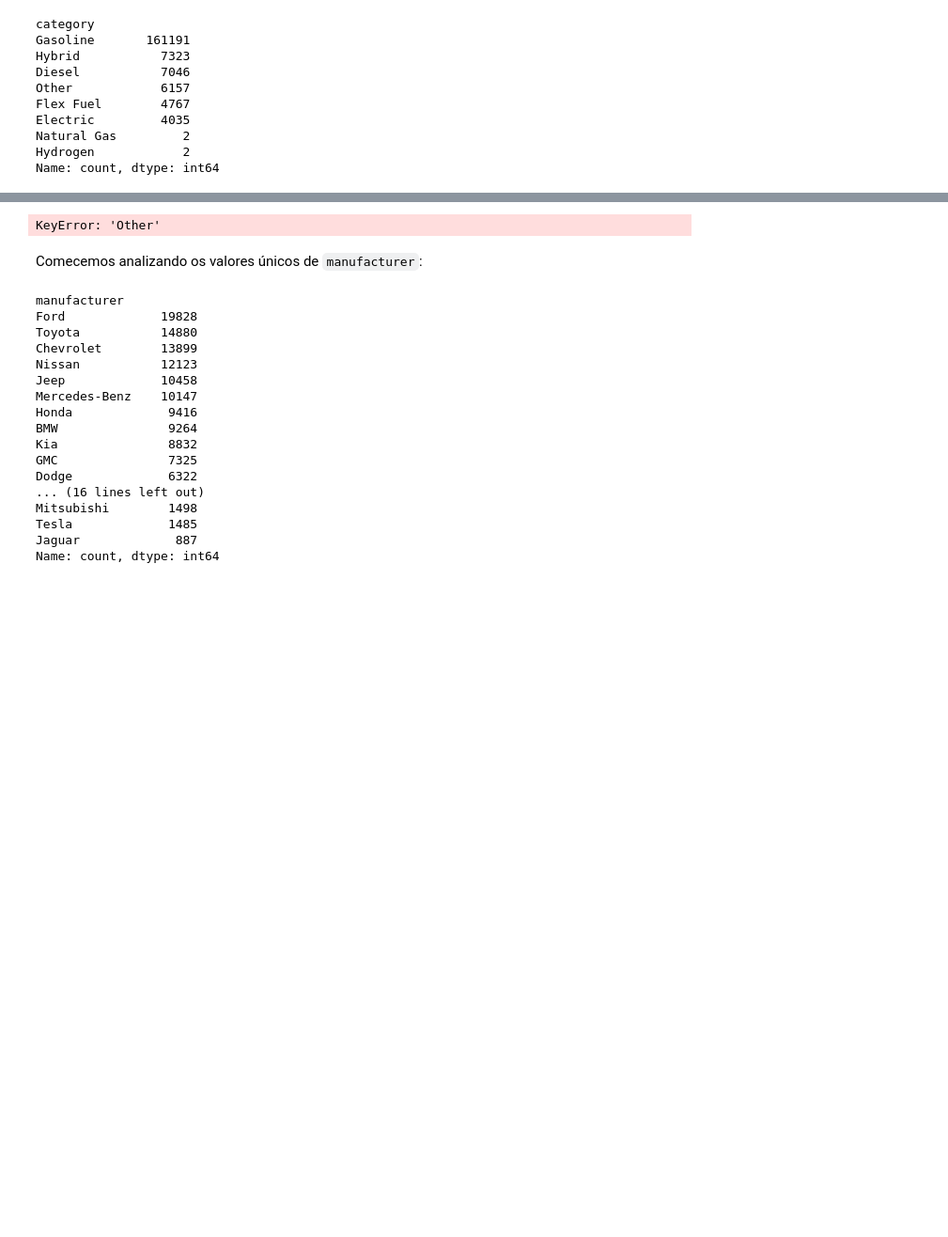
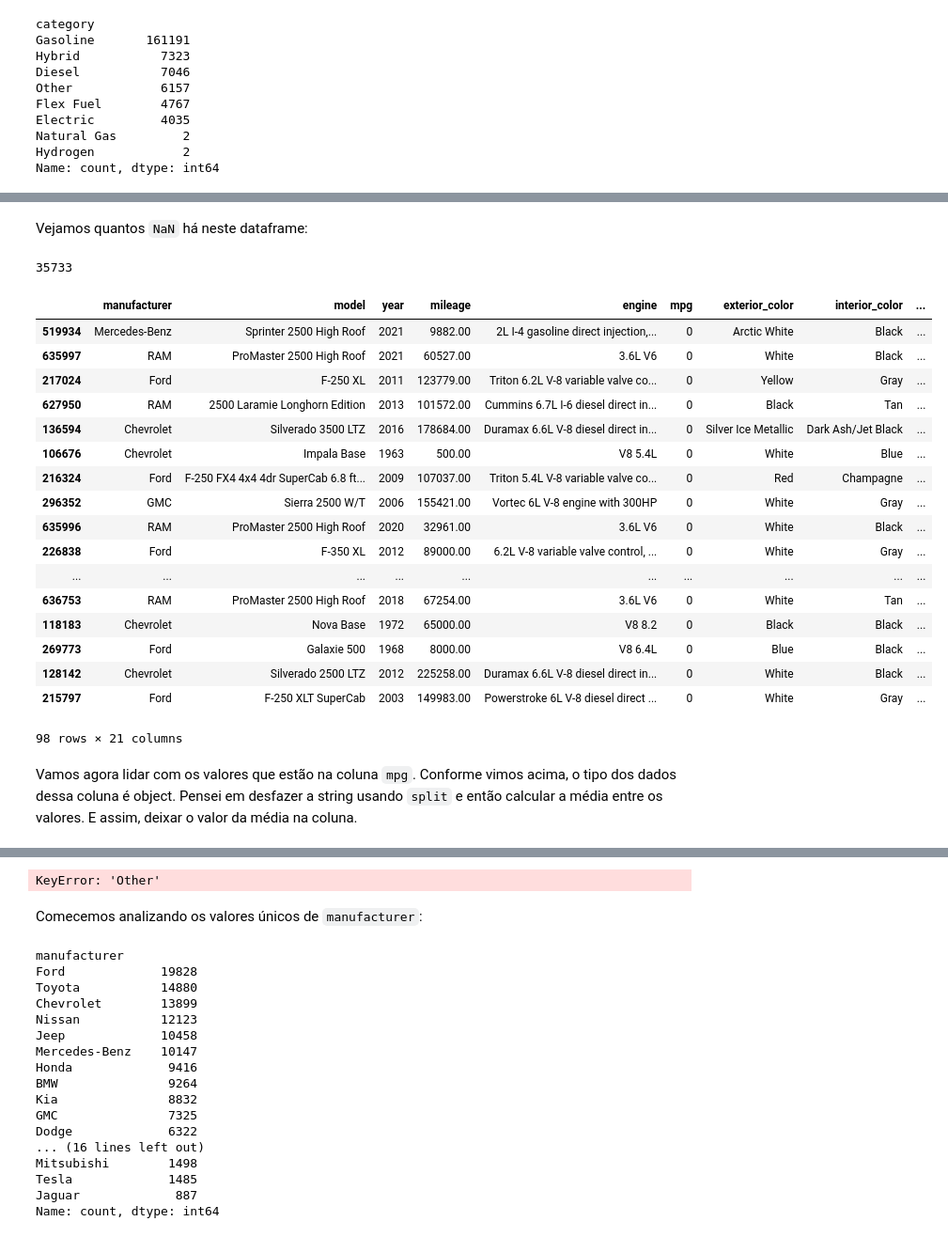
Before and after one commit to BaRobles/Compass_Data_Science, a Jupyter notebook: Sprint-2/Sprint 2.ipynb, the cells around one changed output, grey strips where cells are left out. Shown at 94% size. Saved outputs shown, nothing was run; the diff lists cells and outputs as text; code cells hidden in the pictures; blank space fills up the shorter version.

Commit message:
dealt with the mpg column, still have to deal with missing values and 0s.

````diff
--- a/Sprint-2/Sprint 2.ipynb
+++ b/Sprint-2/Sprint 2.ipynb
@@ -434,0 +433,29 @@ Name: count, Length: 637, dtype: int64
+# %% [markdown]
+Vejamos quantos ```NaN``` há neste dataframe:
+# %%
+cars_df['mpg'].isna().sum()
+# %% [output]
+35733
+# %%
+cars_df[cars_df['mpg'] == '0']
+# %% [output]
+|  | manufacturer | model | year | mileage | engine | mpg | exterior_color | interior_color | ... |
+| 519934 | Mercedes-Benz | Sprinter 2500 High Roof | 2021 | 9882.00 | 2L I-4 gasoline direct injection,... | 0 | Arctic White | Black | ... |
+| 635997 | RAM | ProMaster 2500 High Roof | 2021 | 60527.00 | 3.6L V6 | 0 | White | Black | ... |
+| 217024 | Ford | F-250 XL | 2011 | 123779.00 | Triton 6.2L V-8 variable valve co... | 0 | Yellow | Gray | ... |
+| 627950 | RAM | 2500 Laramie Longhorn Edition | 2013 | 101572.00 | Cummins 6.7L I-6 diesel direct in... | 0 | Black | Tan | ... |
+| 136594 | Chevrolet | Silverado 3500 LTZ | 2016 | 178684.00 | Duramax 6.6L V-8 diesel direct in... | 0 | Silver Ice Metallic | Dark Ash/Jet Black | ... |
+| 106676 | Chevrolet | Impala Base | 1963 | 500.00 | V8 5.4L | 0 | White | Blue | ... |
+| 216324 | Ford | F-250 FX4 4x4 4dr SuperCab 6.8 ft... | 2009 | 107037.00 | Triton 5.4L V-8 variable valve co... | 0 | Red | Champagne | ... |
+| 296352 | GMC | Sierra 2500 W/T | 2006 | 155421.00 | Vortec 6L V-8 engine with 300HP | 0 | White | Gray | ... |
+| 635996 | RAM | ProMaster 2500 High Roof | 2020 | 32961.00 | 3.6L V6 | 0 | White | Black | ... |
+| 226838 | Ford | F-350 XL | 2012 | 89000.00 | 6.2L V-8 variable valve control, ... | 0 | White | Gray | ... |
+| ... | ... | ... | ... | ... | ... | ... | ... | ... | ... |
+| 636753 | RAM | ProMaster 2500 High Roof | 2018 | 67254.00 | 3.6L V6 | 0 | White | Tan | ... |
+| 118183 | Chevrolet | Nova Base | 1972 | 65000.00 | V8 8.2 | 0 | Black | Black | ... |
+| 269773 | Ford | Galaxie 500 | 1968 | 8000.00 | V8 6.4L | 0 | Blue | Black | ... |
+| 128142 | Chevrolet | Silverado 2500 LTZ | 2012 | 225258.00 | Duramax 6.6L V-8 diesel direct in... | 0 | White | Black | ... |
+| 215797 | Ford | F-250 XLT SuperCab | 2003 | 149983.00 | Powerstroke 6L V-8 diesel direct ... | 0 | White | Gray | ... |
+98 rows × 21 columns
+# %% [markdown]
+Vamos agora lidar com os valores que estão na coluna ```mpg```. Conforme vimos acima, o tipo dos dados dessa coluna é object. Pensei em desfazer a string usando ```split``` e então calcular a média entre os valores. E assim, deixar o valor da média na coluna.
````
Also changed, not shown: parts of 20 cells of this notebook.
